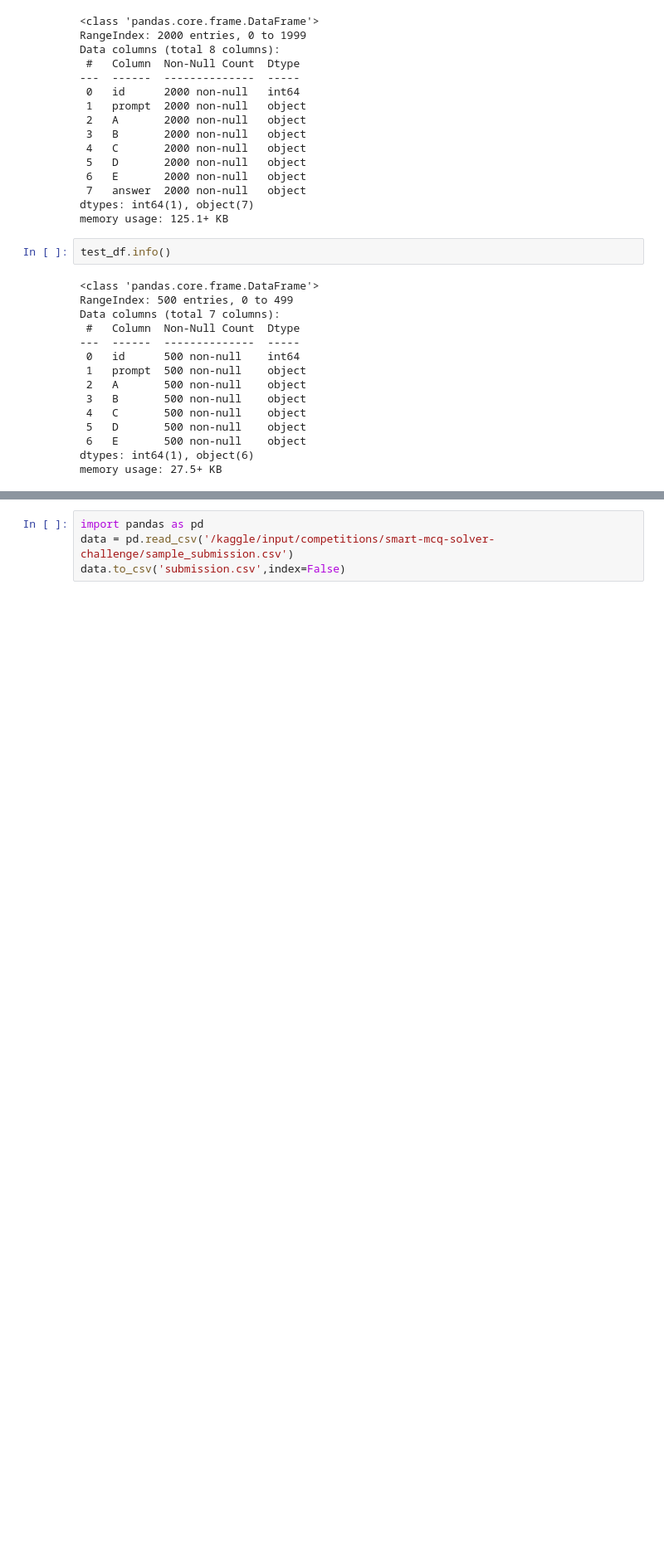
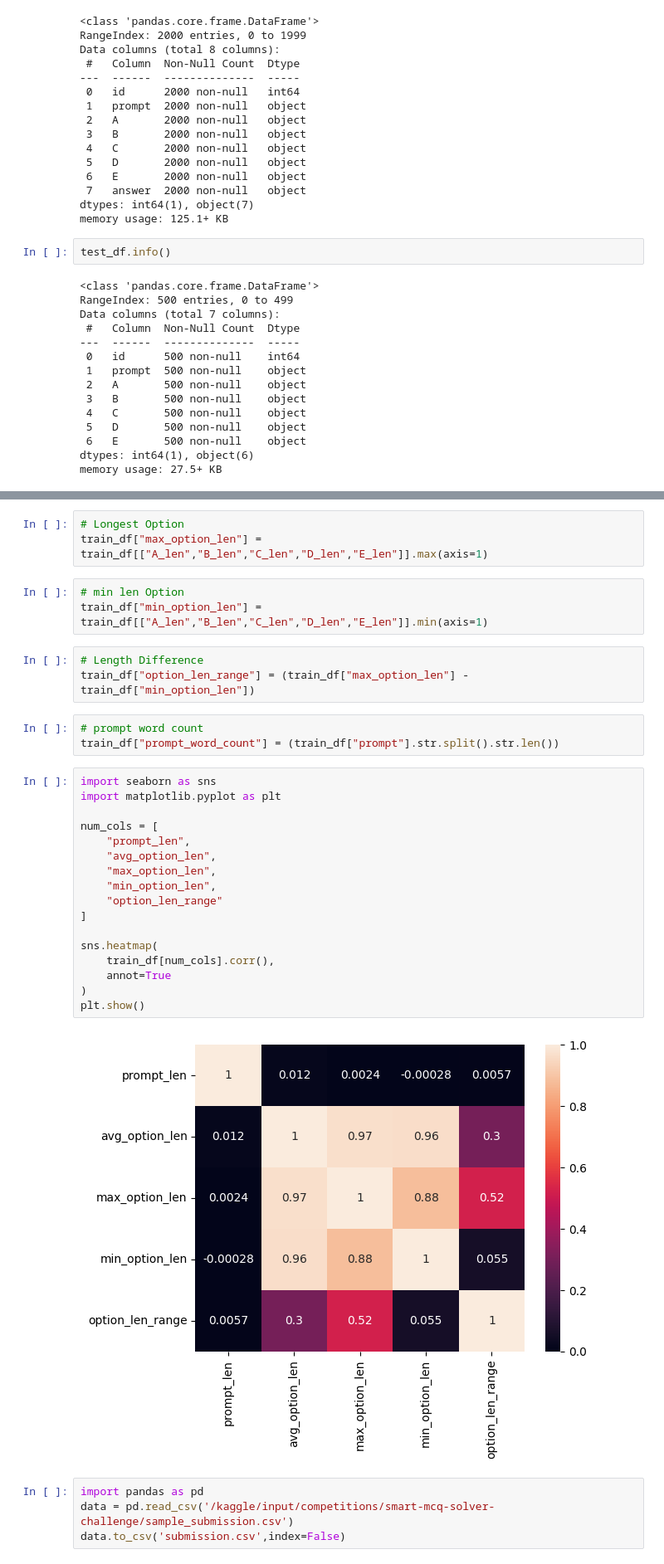
Before and after one commit to ChandraMohaniitm/dl-23f3001092-notebook-t22026, a Jupyter notebook: DL-23f3001092-notebook-t22026.ipynb, the cells around one changed output, grey strips where cells are left out. Shown at 83% size. Cells and saved outputs as stored; diff of their text form; blank space fills up the shorter version.

```diff
--- a/DL-23f3001092-notebook-t22026.ipynb
+++ b/DL-23f3001092-notebook-t22026.ipynb
@@ -204,3 +267,34 @@ memory usage: 27.5+ KB
+# %%
+# Longest Option
+train_df["max_option_len"] = train_df[["A_len","B_len","C_len","D_len","E_len"]].max(axis=1)
+# %%
+# min len Option
+train_df["min_option_len"] = train_df[["A_len","B_len","C_len","D_len","E_len"]].min(axis=1)
+# %%
+# Length Difference
+train_df["option_len_range"] = (train_df["max_option_len"] - train_df["min_option_len"])
+# %%
+# prompt word count
+train_df["prompt_word_count"] = (train_df["prompt"].str.split().str.len())
+# %%
+import seaborn as sns
+import matplotlib.pyplot as plt
+
+num_cols = [
+    "prompt_len",
+    "avg_option_len",
+    "max_option_len",
+    "min_option_len",
+    "option_len_range"
+]
+
+sns.heatmap(
+    train_df[num_cols].corr(),
+    annot=True
+)
+plt.show()
+# %% [output]
+[figure, added]
 # %%
 import pandas as pd
 data = pd.read_csv('/kaggle/input/competitions/smart-mcq-solver-challenge/sample_submission.csv')
```
Also changed, not shown: parts of 11 cells of this notebook.
